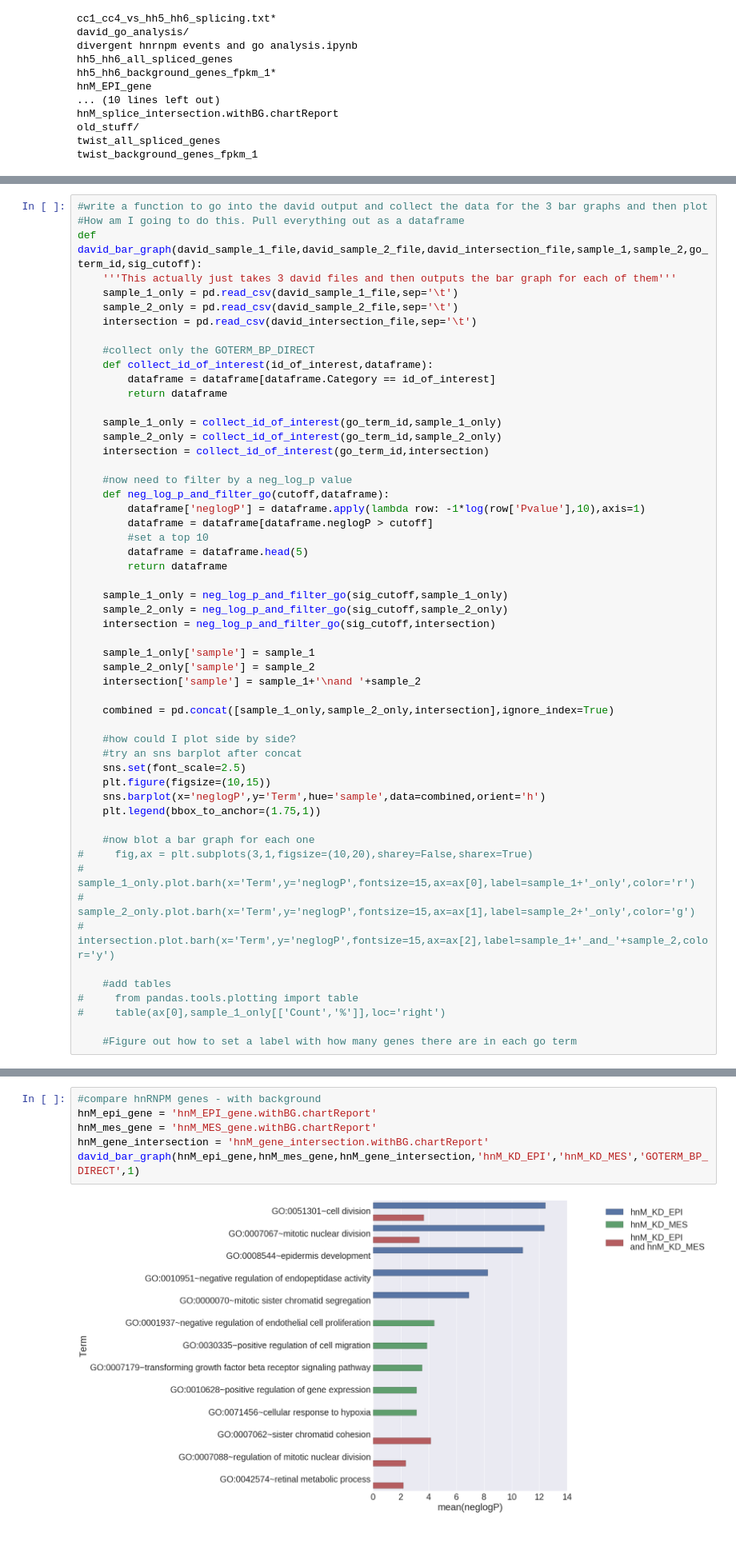
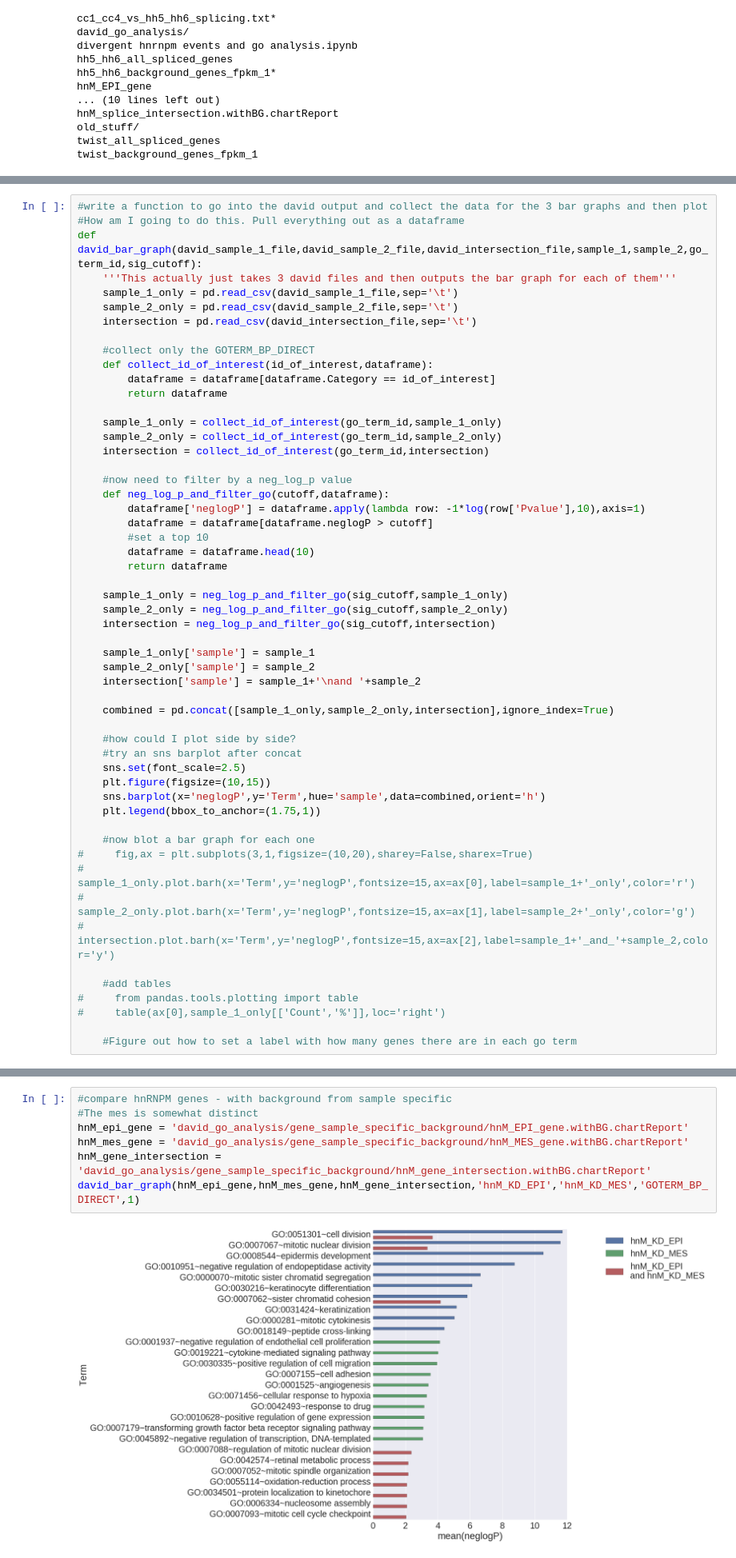
Before and after one commit to seharvey2012/programmatic_analysis, a Jupyter notebook: getting_clipper_to_work/clipper_runs_working_with_individual_rt_stops/divergent_hnrnpm_regulated_events/divergent hnrnpm events and go analysis.ipynb, the cells around one changed output, grey strips where cells are left out. Shown at 80% size. Drawn from its saved outputs; the diff is of its cells as text.

```diff
--- a/getting_clipper_to_work/clipper_runs_working_with_individual_rt_stops/divergent_hnrnpm_regulated_events/divergent hnrnpm events and go analysis.ipynb
+++ b/getting_clipper_to_work/clipper_runs_working_with_individual_rt_stops/divergent_hnrnpm_regulated_events/divergent hnrnpm events and go analysis.ipynb
@@ -70,7 +253,7 @@ def david_bar_graph(david_sample_1_file,david_sample_2_file,david_intersection_f
         dataframe['neglogP'] = dataframe.apply(lambda row: -1*log(row['Pvalue'],10),axis=1)
         dataframe = dataframe[dataframe.neglogP > cutoff]
         #set a top 10
-        dataframe = dataframe.head(5)
+        dataframe = dataframe.head(10)
         return dataframe
 
     sample_1_only = neg_log_p_and_filter_go(sig_cutoff,sample_1_only)
@@ -104,10 +289,11 @@ def david_bar_graph(david_sample_1_file,david_sample_2_file,david_intersection_f
 # %%
-#compare hnRNPM genes - with background
-hnM_epi_gene = 'hnM_EPI_gene.withBG.chartReport'
-hnM_mes_gene = 'hnM_MES_gene.withBG.chartReport'
-hnM_gene_intersection = 'hnM_gene_intersection.withBG.chartReport'
+#compare hnRNPM genes - with background from sample specific
+#The mes is somewhat distinct
+hnM_epi_gene = 'david_go_analysis/gene_sample_specific_background/hnM_EPI_gene.withBG.chartReport'
+hnM_mes_gene = 'david_go_analysis/gene_sample_specific_background/hnM_MES_gene.withBG.chartReport'
+hnM_gene_intersection = 'david_go_analysis/gene_sample_specific_background/hnM_gene_intersection.withBG.chartReport'
 david_bar_graph(hnM_epi_gene,hnM_mes_gene,hnM_gene_intersection,'hnM_KD_EPI','hnM_KD_MES','GOTERM_BP_DIRECT',1)
 # %% [output]
-[figure, old version]
+[figure, new version]
 # %%
 #compare hnRNPM genes - withOUT background
```
Also changed, not shown: parts of 23 cells of this notebook, 2 other files.
